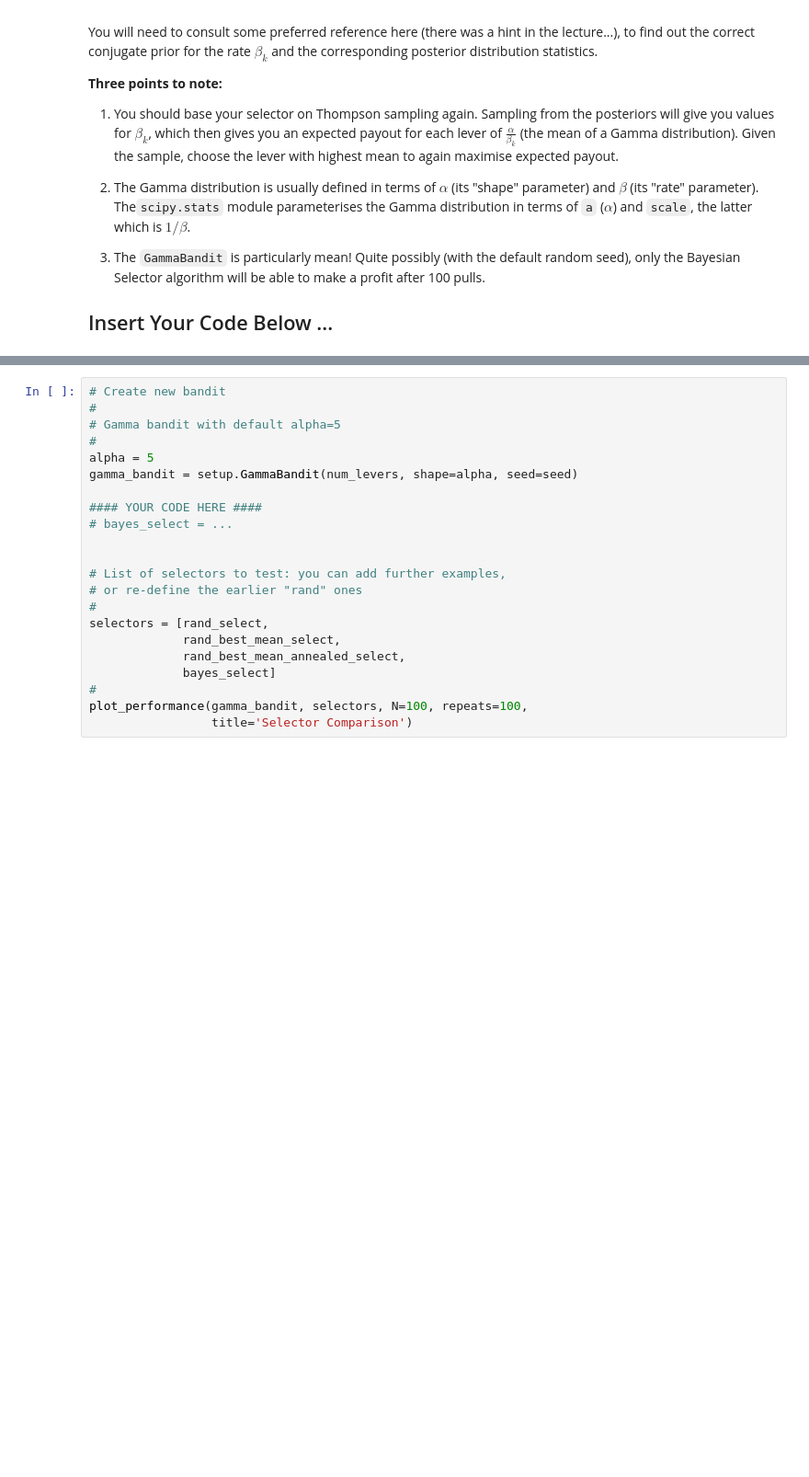
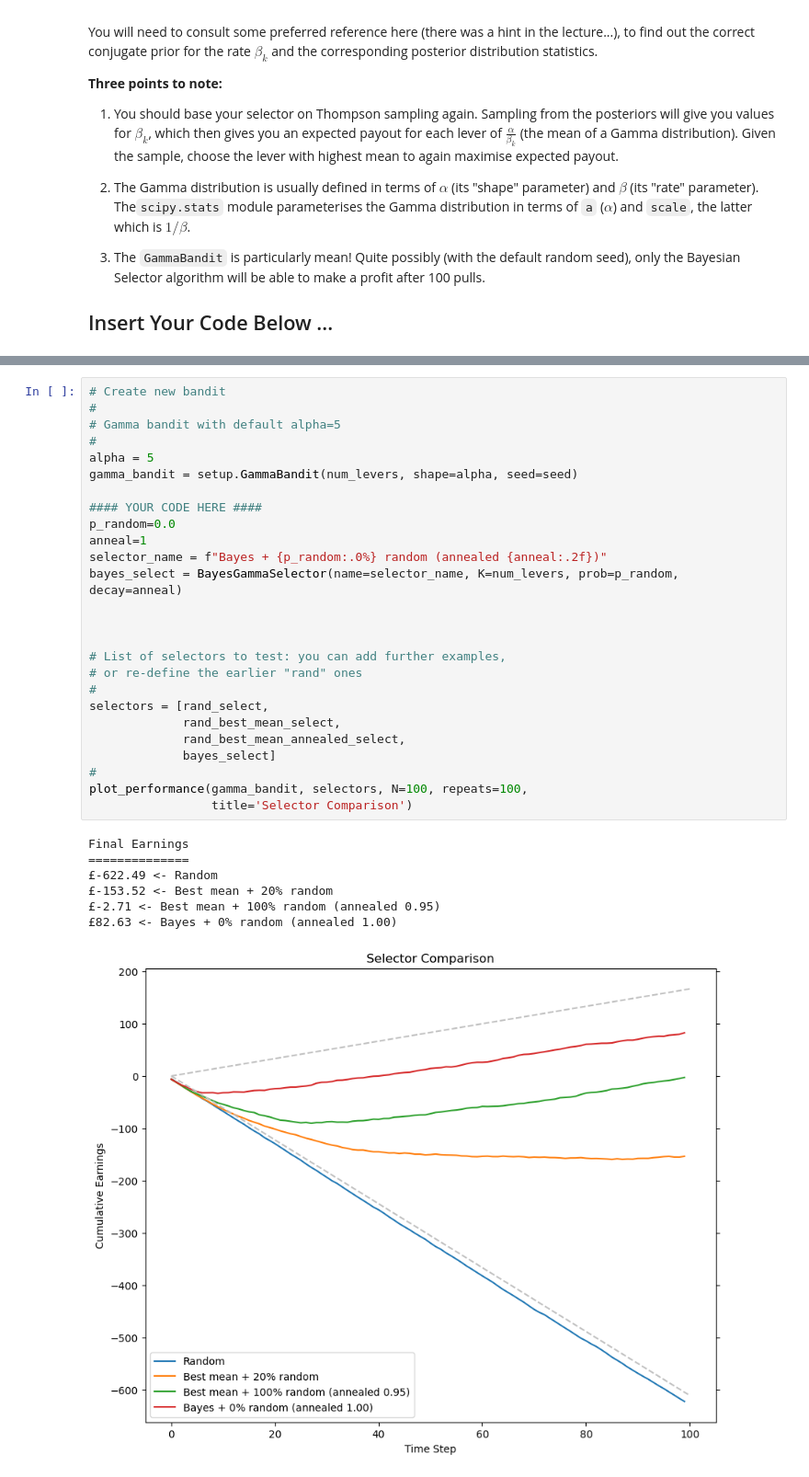
Before and after one commit to Salceid0/proyecto-bath, a Jupyter notebook: BayesianML/Coursework0/Introduction to Bayesian Computations.ipynb, the cells around one changed output, grey strips where cells are left out. Shown at 92% size. Cells and saved outputs as stored; diff of their text form; blank space fills up the shorter version.

```diff
--- a/BayesianML/Coursework0/Introduction to Bayesian Computations.ipynb
+++ b/BayesianML/Coursework0/Introduction to Bayesian Computations.ipynb
@@ -356,22 +490,34 @@ You will need to consult some preferred reference here (there was a hint in the
 # %%
 # Create new bandit
 #
 # Gamma bandit with default alpha=5
 #
 alpha = 5
 gamma_bandit = setup.GammaBandit(num_levers, shape=alpha, seed=seed)
 
 #### YOUR CODE HERE ####
-# bayes_select = ...
+p_random=0.0
+anneal=1
+selector_name = f"Bayes + {p_random:.0%} random (annealed {anneal:.2f})"
+bayes_select = BayesGammaSelector(name=selector_name, K=num_levers, prob=p_random, decay=anneal)
+
 
 
 # List of selectors to test: you can add further examples,
 # or re-define the earlier "rand" ones
 #
 selectors = [rand_select,
              rand_best_mean_select,
              rand_best_mean_annealed_select,
              bayes_select]
 #
 plot_performance(gamma_bandit, selectors, N=100, repeats=100,
                  title='Selector Comparison')
+# %% [output]
+Final Earnings
+==============
+£-622.49 <- Random
+£-153.52 <- Best mean + 20% random
+£-2.71 <- Best mean + 100% random (annealed 0.95)
+£82.63 <- Bayes + 0% random (annealed 1.00)
+[figure, added]
```
Also changed, not shown: parts of 8 cells of this notebook, 2 other files.
